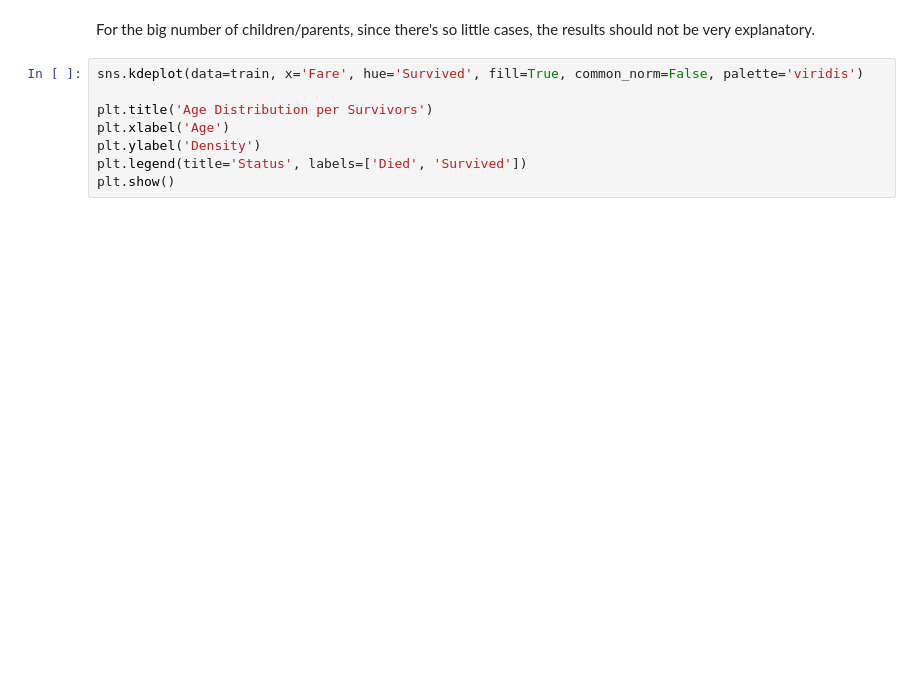
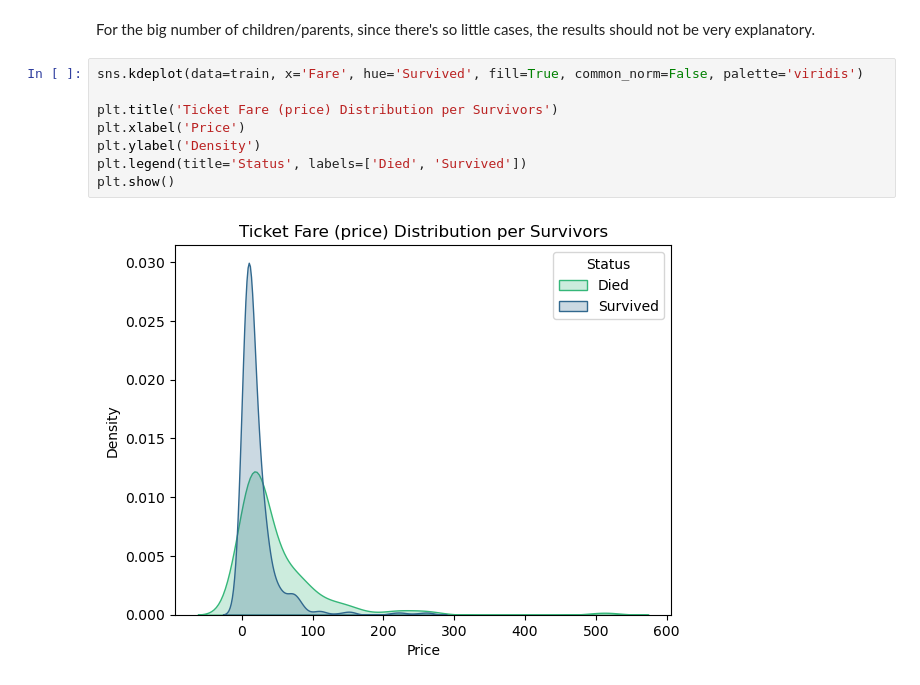
Before and after one commit to maria-barros-dotcom/titanic_prediction, a Jupyter notebook: notebook.ipynb, the cells around one changed output. Cells and saved outputs as stored; diff of their text form; blank space fills up the shorter version.

```diff
--- a/notebook.ipynb
+++ b/notebook.ipynb
@@ -139,8 +192,10 @@ For the big number of children/parents, since there's so little cases, the resul
 # %%
 sns.kdeplot(data=train, x='Fare', hue='Survived', fill=True, common_norm=False, palette='viridis')
 
-plt.title('Age Distribution per Survivors')
-plt.xlabel('Age')
+plt.title('Ticket Fare (price) Distribution per Survivors')
+plt.xlabel('Price')
 plt.ylabel('Density')
 plt.legend(title='Status', labels=['Died', 'Survived'])
 plt.show()
+# %% [output]
+[figure, added]
```
Also changed, not shown: parts of 16 cells of this notebook.
